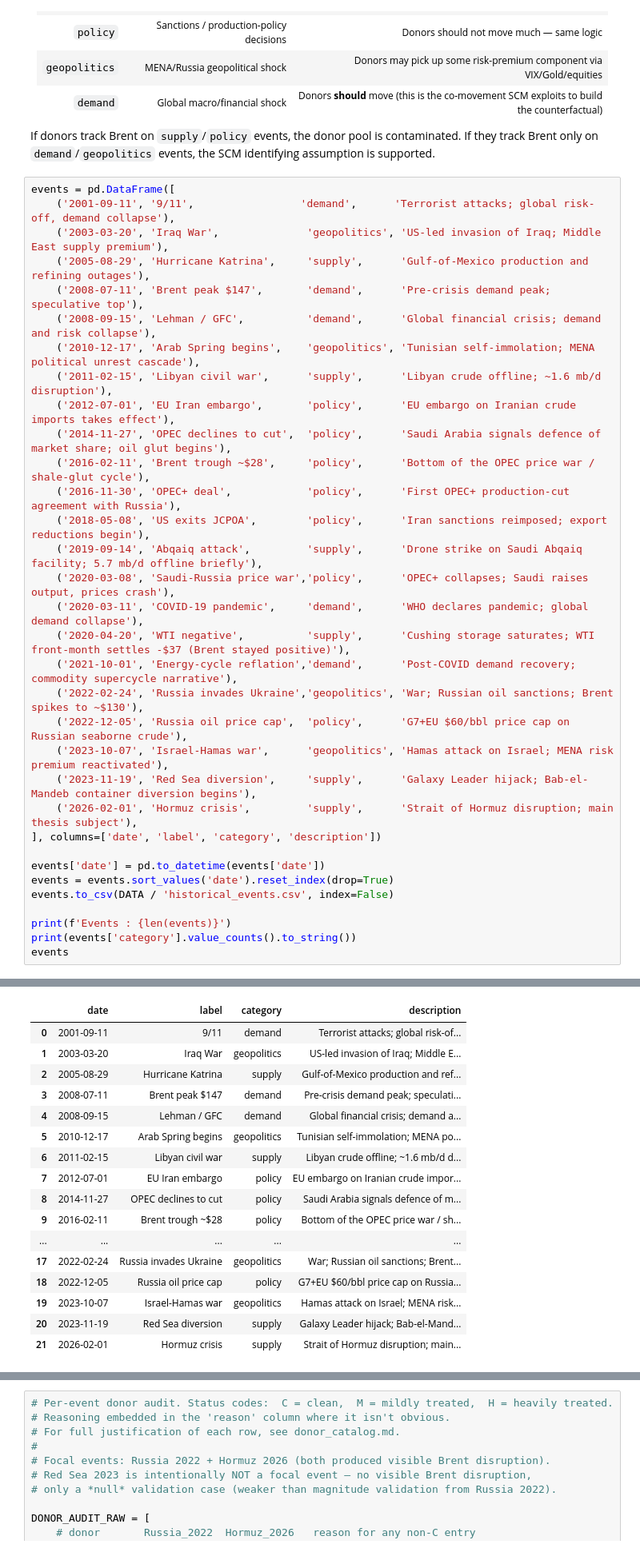
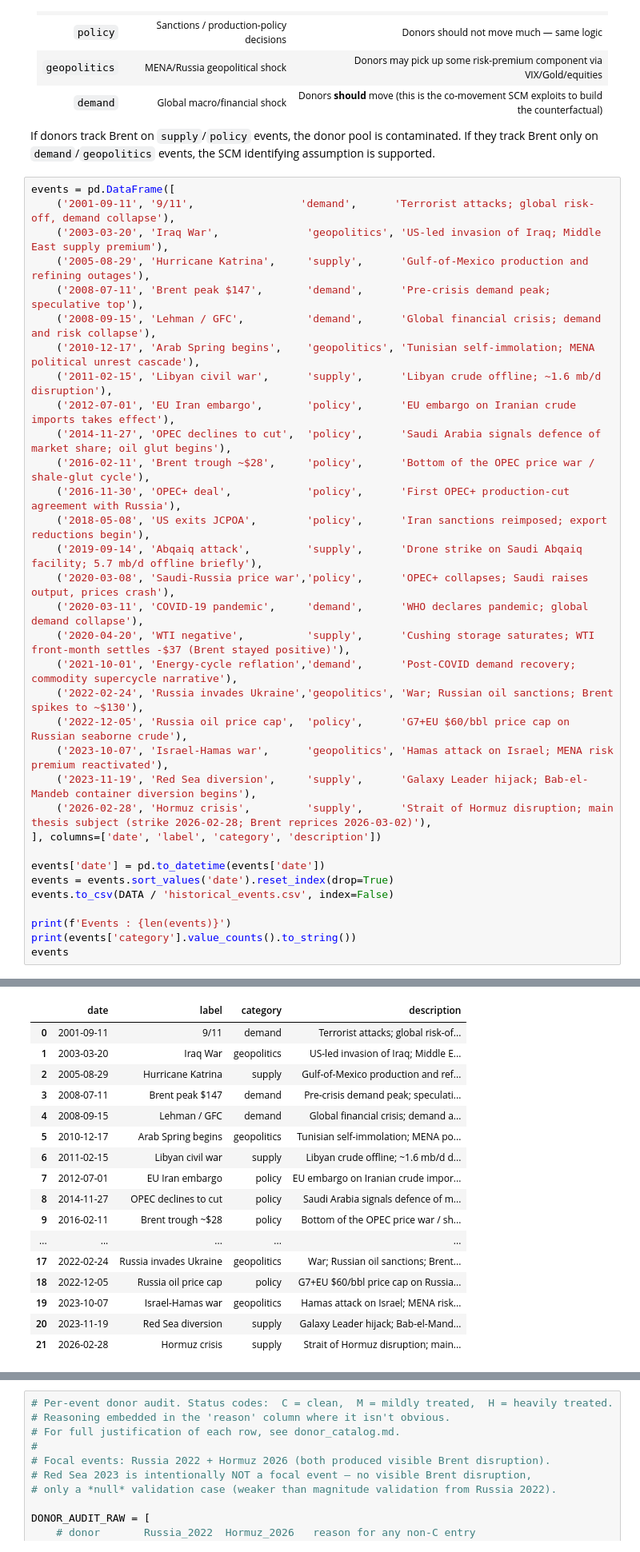
Before and after one commit to ElvisCasco/Brent_Analysis, a Jupyter notebook: notebooks/00_Data_Fetching.ipynb, the cells around one changed output, grey strips where cells are left out. Shown at 80% size. Cells and saved outputs as stored; diff of their text form.

```diff
--- a/notebooks/00_Data_Fetching.ipynb
+++ b/notebooks/00_Data_Fetching.ipynb
@@ -277,40 +293,40 @@ events = pd.DataFrame([
     ('2022-12-05', 'Russia oil price cap',  'policy',      'G7+EU $60/bbl price cap on Russian seaborne crude'),
     ('2023-10-07', 'Israel-Hamas war',      'geopolitics', 'Hamas attack on Israel; MENA risk premium reactivated'),
     ('2023-11-19', 'Red Sea diversion',     'supply',      'Galaxy Leader hijack; Bab-el-Mandeb container diversion begins'),
-    ('2026-02-01', 'Hormuz crisis',         'supply',      'Strait of Hormuz disruption; main thesis subject'),
+    ('2026-02-28', 'Hormuz crisis',         'supply',      'Strait of Hormuz disruption; main thesis subject (strike 2026-02-28; Brent reprices 2026-03-02)'),
 ], columns=['date', 'label', 'category', 'description'])
 
 events['date'] = pd.to_datetime(events['date'])
 events = events.sort_values('date').reset_index(drop=True)
 events.to_csv(DATA / 'historical_events.csv', index=False)
 
 print(f'Events : {len(events)}')
 print(events['category'].value_counts().to_string())
 events
 # %% [output]
 Events : 22
 category
 policy         7
 supply         6
 demand         5
 geopolitics    4
 |  | date | label | category | description |
 | 0 | 2001-09-11 | 9/11 | demand | Terrorist attacks; global risk-of... |
 | 1 | 2003-03-20 | Iraq War | geopolitics | US-led invasion of Iraq; Middle E... |
 | 2 | 2005-08-29 | Hurricane Katrina | supply | Gulf-of-Mexico production and ref... |
 | 3 | 2008-07-11 | Brent peak $147 | demand | Pre-crisis demand peak; speculati... |
 | 4 | 2008-09-15 | Lehman / GFC | demand | Global financial crisis; demand a... |
 | 5 | 2010-12-17 | Arab Spring begins | geopolitics | Tunisian self-immolation; MENA po... |
 | 6 | 2011-02-15 | Libyan civil war | supply | Libyan crude offline; ~1.6 mb/d d... |
 | 7 | 2012-07-01 | EU Iran embargo | policy | EU embargo on Iranian crude impor... |
 | 8 | 2014-11-27 | OPEC declines to cut | policy | Saudi Arabia signals defence of m... |
 | 9 | 2016-02-11 | Brent trough ~$28 | policy | Bottom of the OPEC price war / sh... |
 | ... | ... | ... | ... | ... |
 | 17 | 2022-02-24 | Russia invades Ukraine | geopolitics | War; Russian oil sanctions; Brent... |
 | 18 | 2022-12-05 | Russia oil price cap | policy | G7+EU $60/bbl price cap on Russia... |
 | 19 | 2023-10-07 | Israel-Hamas war | geopolitics | Hamas attack on Israel; MENA risk... |
 | 20 | 2023-11-19 | Red Sea diversion | supply | Galaxy Leader hijack; Bab-el-Mand... |
-| 21 | 2026-02-01 | Hormuz crisis | supply | Strait of Hormuz disruption; main... |
+| 21 | 2026-02-28 | Hormuz crisis | supply | Strait of Hormuz disruption; main... |
 # %% [markdown]
 ## 4b. Per-event donor audit (SUTVA assessment)
 
```
Also changed, not shown: parts of 8 cells of this notebook, 56 other files.
